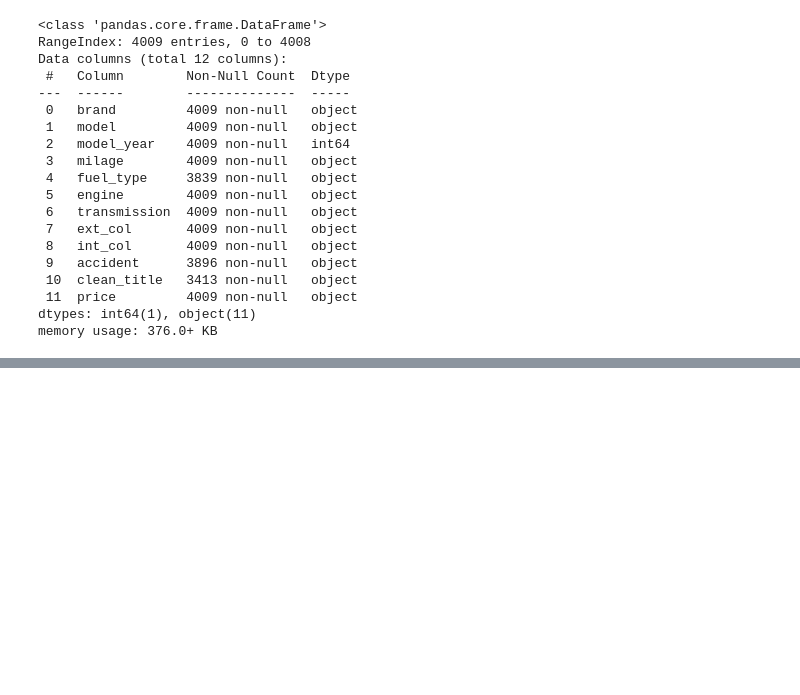
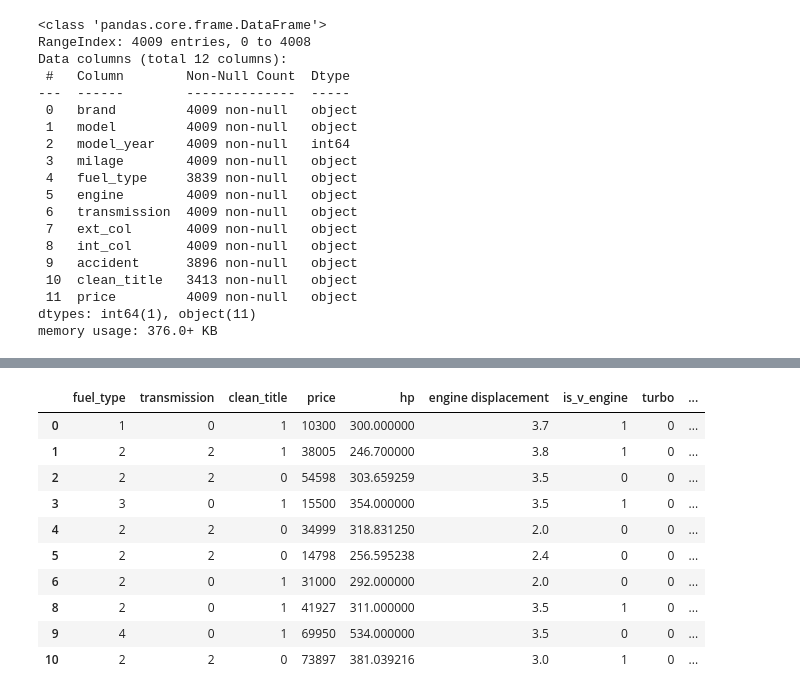
Before and after one commit to Ramakrishna232002/Old-Car-Price-Prediction-ML-End-To-End, a Jupyter notebook: notebooks/01_eda_and_cleaning.ipynb, the cells around one changed output, grey strips where cells are left out. Saved outputs shown, nothing was run; the diff lists cells and outputs as text; code cells hidden in the pictures; blank space fills up the shorter version.

```diff
--- a/notebooks/01_eda_and_cleaning.ipynb
+++ b/notebooks/01_eda_and_cleaning.ipynb
@@ -240,0 +239,31 @@ df.head()
+# %%
+Q1 = df['hp'].quantile(0.25)
+Q3 = df['hp'].quantile(0.75)
+IQR = Q3 - Q1
+
+lower_bound = Q1 - 1.5 * IQR
+upper_bound = Q3 + 1.5 * IQR
+
+df = df[(df['hp'] >= lower_bound) & (df['hp'] <= upper_bound)]
+# %%
+#  Encoding Categorical Features
+df['Accident_Impact'] = df['accident'].apply(lambda x: 1 if x == 'At least 1 accident or damage reported' else 0)
+df['clean_title'] = df['clean_title'].apply(lambda x: 1 if x == 'Yes' else 0)
+categorical_columns = ['brand', 'fuel_type', 'transmission', 'is_v_engine', 'turbo', 'dohc']
+
+for cat_col in categorical_columns:
+    encoder = LabelEncoder()
+    df[cat_col] = encoder.fit_transform(df[cat_col])
+# %%
+#  Feature engineering
+
+CURRENT_YEAR = datetime.now().year
+df['Vehicle_Age'] = (CURRENT_YEAR - df["model_year"])-1
+
+df['Mileage_per_Year'] = df.apply(
+    lambda row: row['milage'] / row['Vehicle_Age'] if row['Vehicle_Age'] > 0 else row['milage'],
+    axis=1
+)
+# %%
+# Drop unused columns
+df.drop(['brand','model', 'model_year', 'engine', 'milage', 'int_col', 'ext_col', 'accident'], axis = 1, inplace = True)
@@ -240,0 +375,14 @@ df.head()
+# %%
+df.head(10)
+# %% [output]
+|  | fuel_type | transmission | clean_title | price | hp | engine displacement | is_v_engine | turbo | ... |
+| 0 | 1 | 0 | 1 | 10300 | 300.000000 | 3.7 | 1 | 0 | ... |
+| 1 | 2 | 2 | 1 | 38005 | 246.700000 | 3.8 | 1 | 0 | ... |
+| 2 | 2 | 2 | 0 | 54598 | 303.659259 | 3.5 | 0 | 0 | ... |
+| 3 | 3 | 0 | 1 | 15500 | 354.000000 | 3.5 | 1 | 0 | ... |
+| 4 | 2 | 2 | 0 | 34999 | 318.831250 | 2.0 | 0 | 0 | ... |
+| 5 | 2 | 2 | 0 | 14798 | 256.595238 | 2.4 | 0 | 0 | ... |
+| 6 | 2 | 0 | 1 | 31000 | 292.000000 | 2.0 | 0 | 0 | ... |
+| 8 | 2 | 0 | 1 | 41927 | 311.000000 | 3.5 | 1 | 0 | ... |
+| 9 | 4 | 0 | 1 | 69950 | 534.000000 | 3.5 | 0 | 0 | ... |
+| 10 | 2 | 2 | 0 | 73897 | 381.039216 | 3.0 | 1 | 0 | ... |
```
Also changed, not shown: parts of 32 cells of this notebook, 33 other files.
